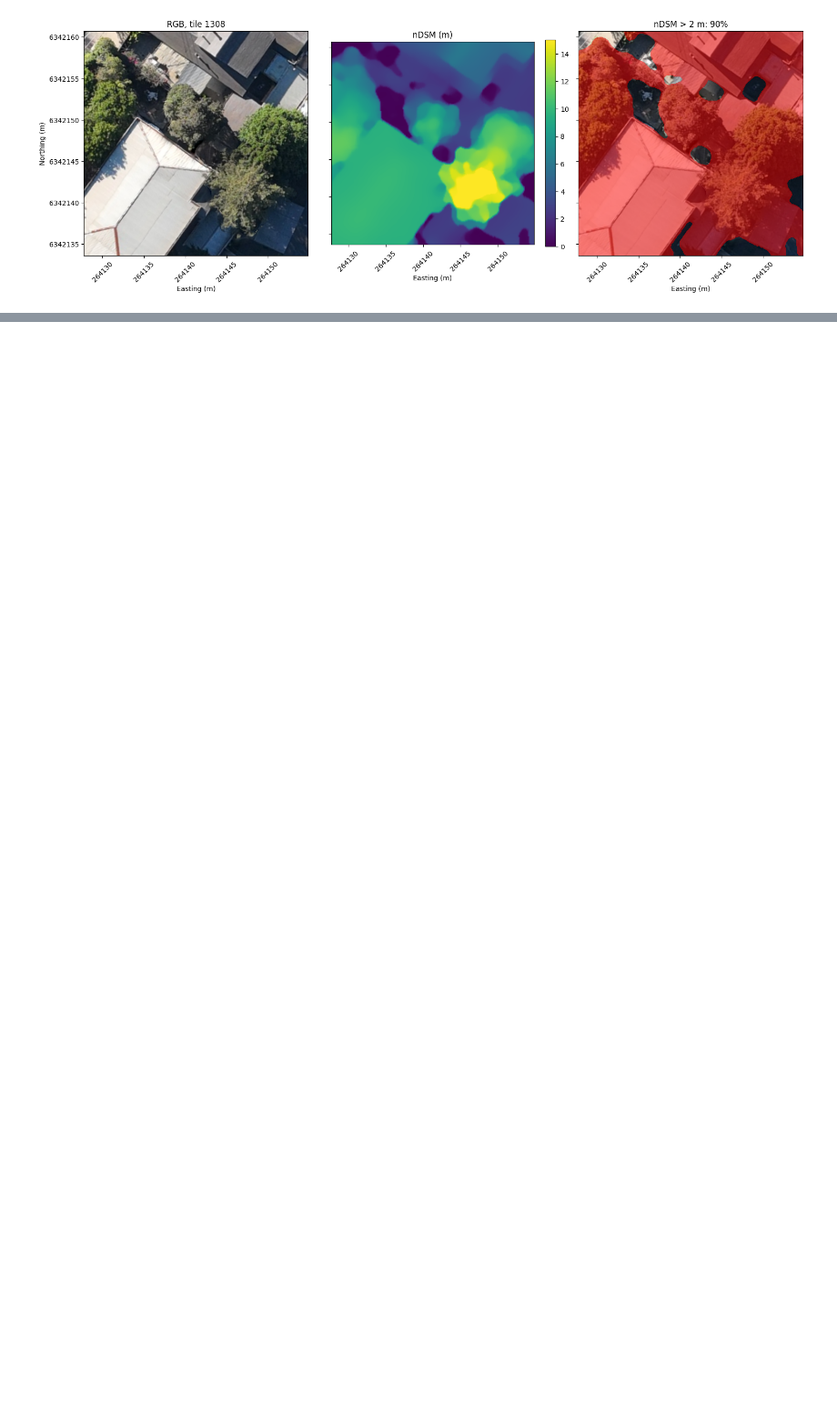
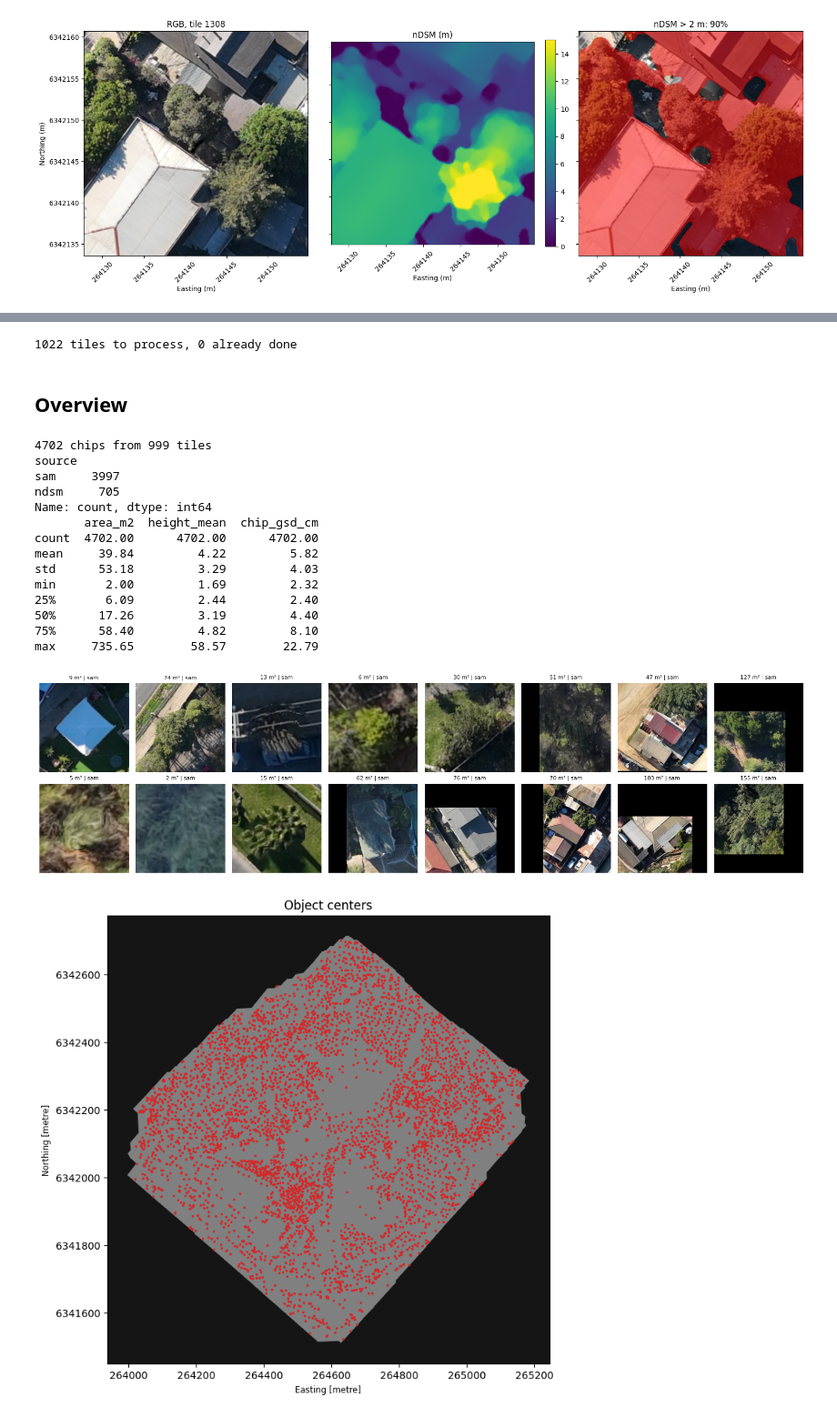
Before and after one commit to diarodgz/claudia-cidigen, a Jupyter notebook: chip_pipeline/chip_pipeline.ipynb, the cells around one changed output, grey strips where cells are left out. Shown at 91% size. Drawn from its saved outputs; the diff is of its cells as text; code cells hidden in the pictures; blank space fills up the shorter version.

```diff
--- a/chip_pipeline/chip_pipeline.ipynb
+++ b/chip_pipeline/chip_pipeline.ipynb
@@ -343,0 +507,58 @@ show_tile(sample['tile_id'])
+# %%
+# ---- run (resumable: skips tiles already done) ----
+done_f, man_f = OUT / "done_tiles.txt", OUT / "chips.csv"
+done = set(map(int, done_f.read_text().split())) if done_f.exists() else set()
+todo = grid[(grid.group == "structures") & ~grid.tile_id.isin(done)]
+print(len(todo), "tiles to process,", len(done), "already done")
+
+t_start = time.time()
+for t in tqdm(todo.itertuples(), total=len(todo)):
+    rows = process_tile(t)
+    if rows:
+        new = not man_f.exists()
+        with open(man_f, "a", newline="") as fh:
+            wr = csv.DictWriter(fh, fieldnames=FIELDS)
+            if new:
+                wr.writeheader()
+            wr.writerows(rows)
+    with open(done_f, "a") as fh:                                   # marked only after its chips are written
+        fh.write(f"{int(t.tile_id)}\n")
+    if TIME_BUDGET_MIN and time.time() - t_start > TIME_BUDGET_MIN * 60:
+        print("time budget reached, rerun this cell to continue"); break
+# %% [output]
+1022 tiles to process, 0 already done
+# %% [markdown]
+## Overview
+# %%
+chips = pd.read_csv(man_f).drop_duplicates("chip_id", keep="last")
+print(len(chips), "chips from", chips.tile_id.nunique(), "tiles")
+print(chips.source.value_counts())
+print(chips[["area_m2", "height_mean", "chip_gsd_cm"]].describe().round(2))
+
+fig, axes = plt.subplots(2, 8, figsize=(16, 4.4))
+for ax, (_, r) in zip(axes.ravel(), chips.sample(16, random_state=0).iterrows()):
+    ax.imshow(Image.open(OUT / r.filepath)); ax.axis("off")
+    ax.set_title(f"{r.area_m2:.0f} m² | {r.source}", fontsize=8)
+plt.tight_layout(); plt.show()
+
+fig, ax = plt.subplots(figsize=(8, 8)); ax.set_facecolor("#151515")
+gpd.GeoSeries([footprint], crs=crs).plot(ax=ax, color="gray")
+ax.scatter(chips.center_e, chips.center_n, s=2, c="tab:red")
+ax.ticklabel_format(useOffset=False, style="plain"); ax.set_title("Object centers"); plt.show()
+# %% [output]
+4702 chips from 999 tiles
+source
+sam     3997
+ndsm     705
+Name: count, dtype: int64
+       area_m2  height_mean  chip_gsd_cm
+count  4702.00      4702.00      4702.00
+mean     39.84         4.22         5.82
+std      53.18         3.29         4.03
+min       2.00         1.69         2.32
+25%       6.09         2.44         2.40
+50%      17.26         3.19         4.40
+75%      58.40         4.82         8.10
+max     735.65        58.57        22.79
+[figure, added]
+[figure, added]
```
Also changed, not shown: parts of 12 cells of this notebook, 1 other file.
